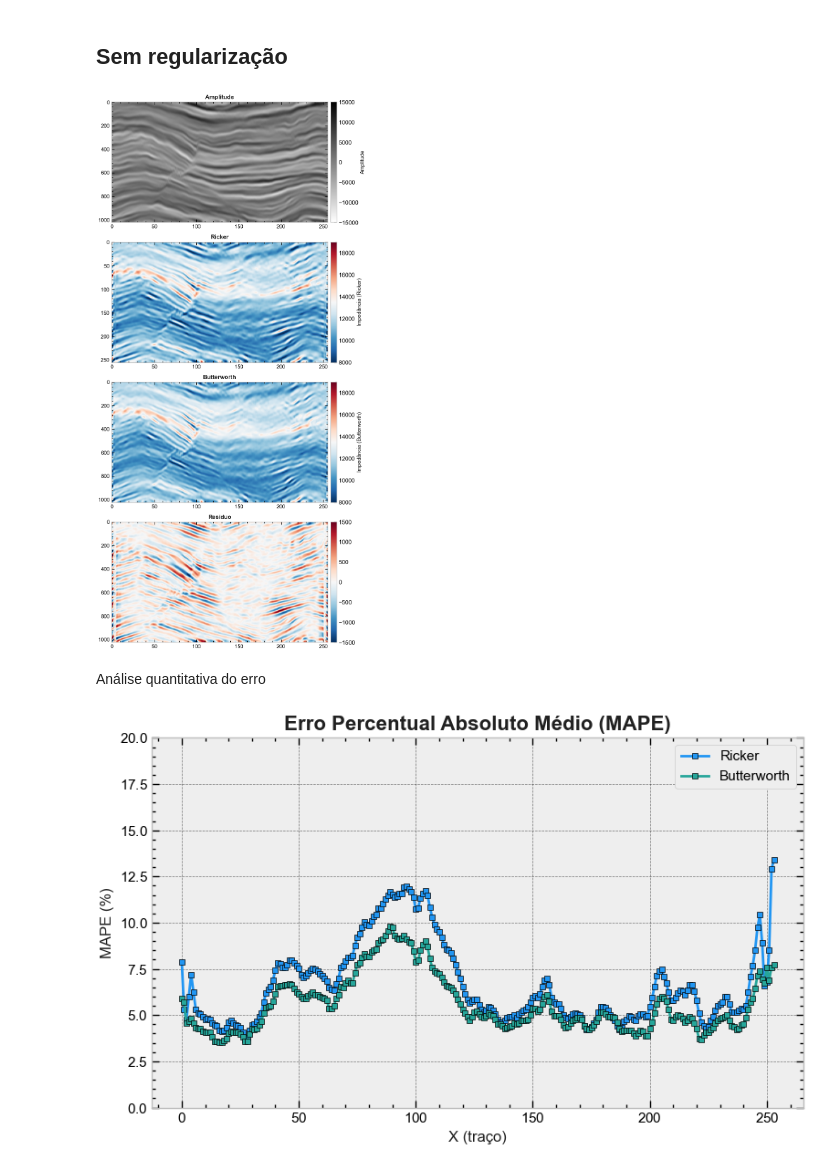
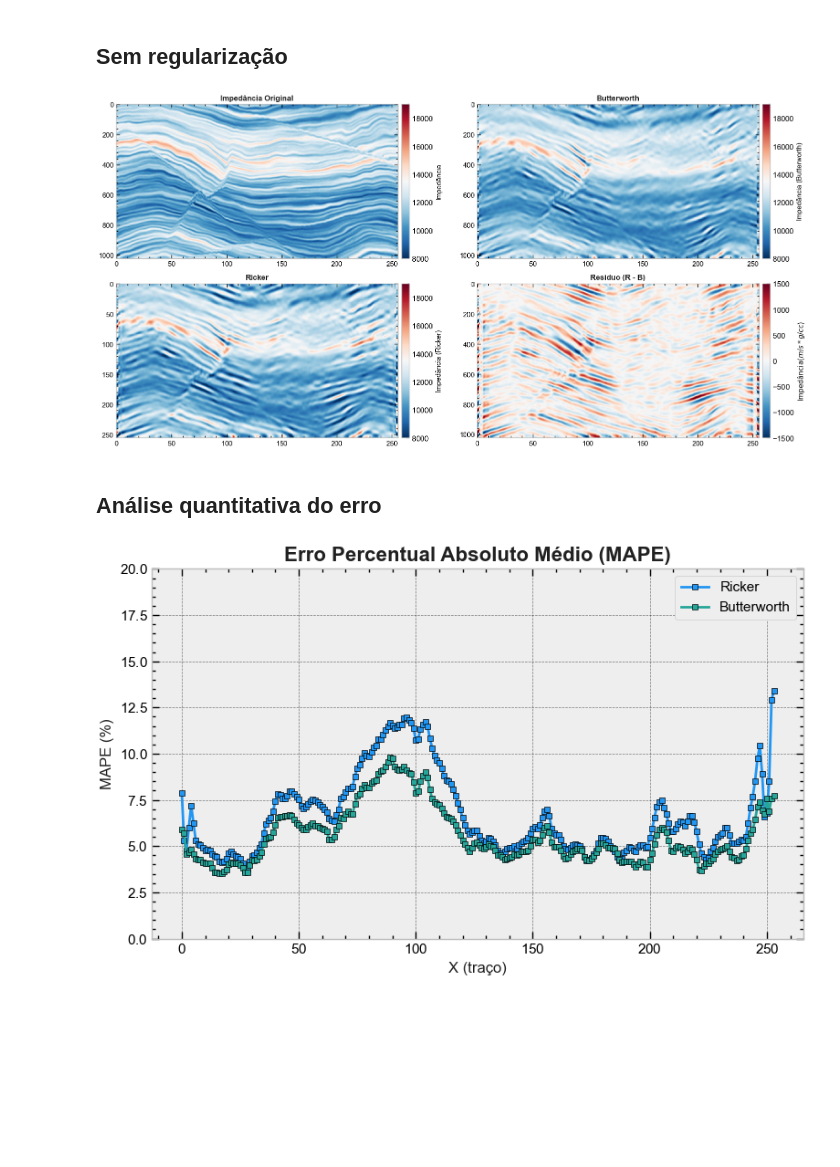
Before and after one commit to albano-a/inversion_methods_algorithms, a Jupyter notebook: full_section.ipynb, the cells around one changed output. Saved outputs shown, nothing was run; the diff lists cells and outputs as text; code cells hidden in the pictures; blank space fills up the shorter version.

```diff
--- a/full_section.ipynb
+++ b/full_section.ipynb
@@ -10,6 +12,12 @@ import warnings
 warnings.filterwarnings("ignore")
 
 plt.style.use(['bmh','science','notebook','grid'])
+PRIMARY = "royalblue"
+SECONDARY = "forestgreen"
+TERCIARY = "firebrick"
+ALTERNATIVE = "darkorange"
+TEXT_COLOR = '#212121'
+plt.rc('font', family='Arial')
 # %%
 from scipy.signal import butter, filtfilt
 
@@ -363,71 +372,73 @@ residuo2 = imp_30hz - inverted_impedance_final_butter
 # %%
-fig, axs = plt.subplots(4, 1, figsize=(8, 16))
+fig, axs = plt.subplots(2, 2, figsize=(16,8))
 
 section = 128
 
-plot1 = axs[0].imshow(data_amp[:,section,:].T,
-           cmap='gray_r',
+
+plot1 = axs[0, 0].imshow(imp_30hz[:, 128, :].T,
+           cmap='RdBu_r',
            aspect='auto',
-           vmin=-15000,
-           vmax=15000)
-axs[0].set_title('Amplitude', fontsize=12, fontweight='bold', color=TEXT_COLOR)
-axs[0].set_yticklabels([str(int(tick)*4) for tick in axs[0].get_yticks()])
-axs[0].tick_params(axis='both', labelsize=11)
+           vmin=8000,
+           vmax=19000)
+axs[0, 0].set_title('Impedância Original', fontsize=12, fontweight='bold', color=TEXT_COLOR)
+axs[0, 0].set_yticklabels([str(int(tick)*4) for tick in axs[0, 0].get_yticks()])
+axs[0, 0].tick_params(axis='both', labelsize=11)
 cbar1 = plt.colorbar(plot1, pad=0.01)
-cbar1.set_label('Amplitude', size=11)
+cbar1.set_label('Impedância', size=11)
 cbar1.ax.tick_params(labelsize=12)
 
 
-plot2 = axs[1].imshow(inverted_impedance_final_ricker[:,section,:].T,
+plot2 = axs[1, 0].imshow(inverted_impedance_final_ricker[:,section,:].T,
                cmap='RdBu_r',
                aspect='auto',
                vmin=8000,
                vmax=19000
                )
-axs[1].set_title("Ricker", fontsize=12, fontweight='bold', color=TEXT_COLOR)
-# axs[1].set_yticklabels([str(int(tick)*4) for tick in axs[1].get_yticks()])
-axs[1].tick_params(axis='both', labelsize=11)
+axs[1, 0].set_title("Ricker", fontsize=12, fontweight='bold', color=TEXT_COLOR)
+# axs[1, 0].set_yticklabels([str(int(tick)*4) for tick in axs[1, 0].get_yticks()])
+axs[1, 0].tick_params(axis='both', labelsize=11)
 cbar2 = plt.colorbar(plot2, pad=0.01)
 cbar2.set_label('Impedância (Ricker)', size=11)
 cbar2.ax.tick_params(labelsize=12)
 
-plot3 = axs[2].imshow(inverted_impedance_final_butter[:,section,:].T,
+plot3 = axs[0, 1].imshow(inverted_impedance_final_butter[:,section,:].T,
                cmap='RdBu_r',
                aspect='auto',
                vmin=8000,
                vmax=19000
                )
-axs[2].set_title("Butterworth", fontsize=12, fontweight='bold', color=TEXT_COLOR)
-axs[2].set_yticklabels([str(int(tick)*4) for tick in axs[2].get_yticks()])
-axs[2].tick_params(axis='both', labelsize=11)
+axs[0, 1].set_title("Butterworth", fontsize=12, fontweight='bold', color=TEXT_COLOR)
+axs[0, 1].set_yticklabels([str(int(tick)*4) for tick in axs[0, 1].get_yticks()])
+axs[0, 1].tick_params(axis='both', labelsize=11)
 cbar = plt.colorbar(plot3, pad=0.01)
 cbar.set_label('Impedância (Butterworth)', size=11)
 cbar.ax.tick_params(labelsize=12)
 
-plot4 = axs[3].imshow(residuo[:,section,:].T,
+plot4 = axs[1, 1].imshow(residuo[:,section,:].T,
            cmap='RdBu_r',
            aspect='auto',
            vmin=-1500,
            vmax=1500)
-axs[3].set_title('Resíduo', fontsize=12, fontweight='bold', color=TEXT_COLOR)
-axs[3].set_yticklabels([str(int(tick)*4) for tick in axs[3].get_yticks()])
-axs[3].tick_params(axis='both', labelsize=11)
+axs[1, 1].set_title('Resíduo (R - B)', fontsize=12, fontweight='bold', color=TEXT_COLOR)
+axs[1, 1].set_yticklabels([str(int(tick)*4) for tick in axs[1, 1].get_yticks()])
+axs[1, 1].tick_params(axis='both', labelsize=11)
 cbar1 = plt.colorbar(plot4, pad=0.01)
+cbar1.set_label(r'$\text{Impedância} (m/s*g/cc)$', size=11)
 cbar1.ax.tick_params(labelsize=12)
 
 
-axs[0].grid(False)
-axs[1].grid(False)
-axs[2].grid(False)
-axs[3].grid(False)
+axs[0, 0].grid(False)
+axs[0, 1].grid(False)
+axs[1, 0].grid(False)
+axs[1, 1].grid(False)
 
 plt.tight_layout()
 plt.savefig('simposio_figs/inversao_impedancia.png', dpi=300, bbox_inches='tight')
 plt.show()
 # %% [output]
-[figure, old version]
+[figure, new version]
 # %% [markdown]
-Análise quantitativa do erro
+## Análise quantitativa do erro
 # %%
 ricker_inv = inverted_impedance_final_ricker
 butter_inv = inverted_impedance_final_butter
```
Also changed, not shown: parts of 18 cells of this notebook, 8 other files.
